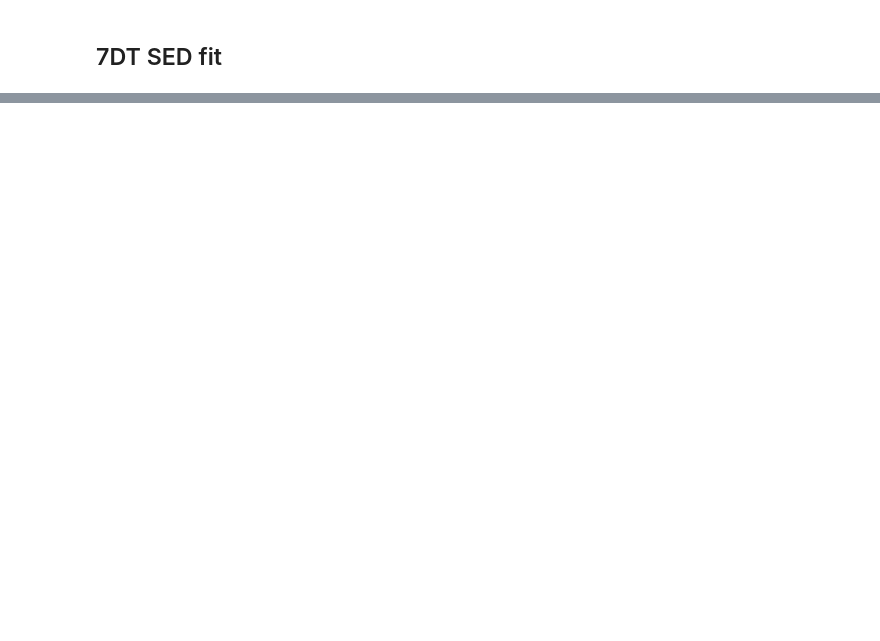
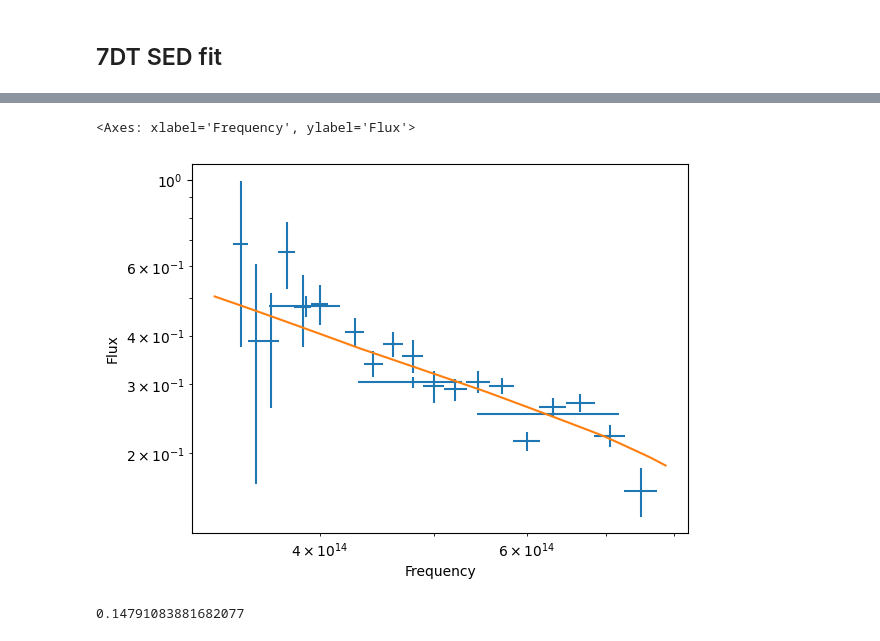
Before and after one commit to 7DimensionalTelescope/GRB251013C, a Jupyter notebook: spectrum.ipynb, the cells around one changed output, grey strips where cells are left out. Cells and saved outputs as stored; diff of their text form; code cells hidden in the pictures; blank space fills up the shorter version.

```diff
--- a/spectrum.ipynb
+++ b/spectrum.ipynb
@@ -58,2 +46,12 @@ alz_sed.plot_corner()
+# %%
+alz_sed.plot_data()
+alz_sed.plot_model()
+# %% [output]
+<Axes: xlabel='Frequency', ylabel='Flux'>
+[figure, added]
+# %%
+10**-0.83
+# %% [output]
+0.14791083881682077
 # %%
 df_xrt = read_data("xrt")
```
Also changed, not shown: parts of 6 cells of this notebook, 14 other files.
